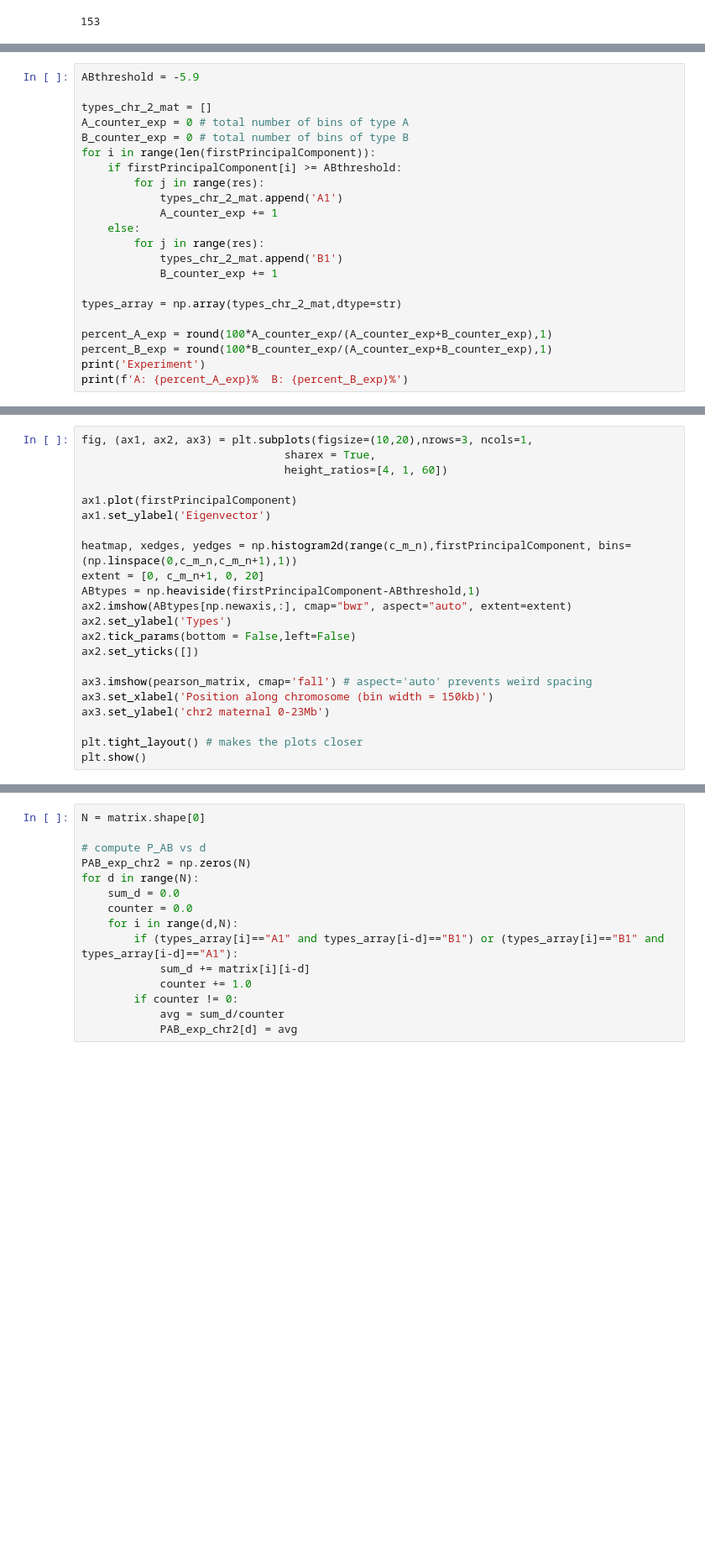
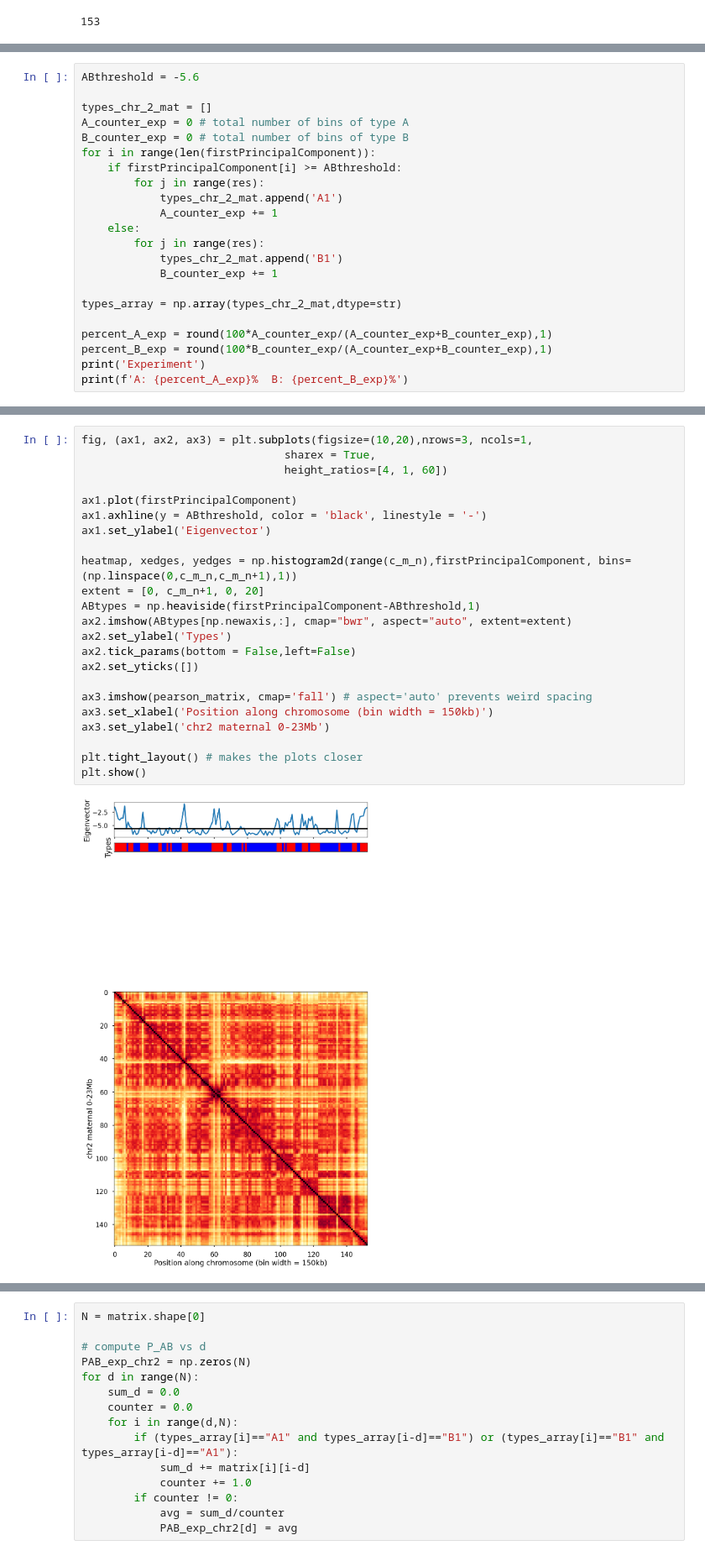
Before and after one commit to DiPierroLab/Douglas, a Jupyter notebook: 6_extra_tools/P_vs_d_and_compartments_cooltools.ipynb, the cells around one changed output, grey strips where cells are left out. Shown at 84% size. Cells and saved outputs as stored; diff of their text form; blank space fills up the shorter version.

```diff
--- a/6_extra_tools/P_vs_d_and_compartments_cooltools.ipynb
+++ b/6_extra_tools/P_vs_d_and_compartments_cooltools.ipynb
@@ -99,5 +109,5 @@ plt.plot(firstPrincipalComponent)
 # %%
-ABthreshold = -5.9
+ABthreshold = -5.6
 
 types_chr_2_mat = []
 A_counter_exp = 0 # total number of bins of type A
@@ -121,25 +134,28 @@ print(f'A: {percent_A_exp}%  B: {percent_B_exp}%')
 # %%
 fig, (ax1, ax2, ax3) = plt.subplots(figsize=(10,20),nrows=3, ncols=1,
                                sharex = True,
                                height_ratios=[4, 1, 60])
 
 ax1.plot(firstPrincipalComponent)
+ax1.axhline(y = ABthreshold, color = 'black', linestyle = '-')
 ax1.set_ylabel('Eigenvector')
 
 heatmap, xedges, yedges = np.histogram2d(range(c_m_n),firstPrincipalComponent, bins=(np.linspace(0,c_m_n,c_m_n+1),1))
 extent = [0, c_m_n+1, 0, 20]
 ABtypes = np.heaviside(firstPrincipalComponent-ABthreshold,1)
 ax2.imshow(ABtypes[np.newaxis,:], cmap="bwr", aspect="auto", extent=extent)
 ax2.set_ylabel('Types')
 ax2.tick_params(bottom = False,left=False)
 ax2.set_yticks([])
 
 ax3.imshow(pearson_matrix, cmap='fall') # aspect='auto' prevents weird spacing
 ax3.set_xlabel('Position along chromosome (bin width = 150kb)')
 ax3.set_ylabel('chr2 maternal 0-23Mb')
 
 plt.tight_layout() # makes the plots closer
 plt.show()
+# %% [output]
+[figure, added]
 # %%
 N = matrix.shape[0]
 
```
Also changed, not shown: parts of 14 cells of this notebook, 6 other files.
